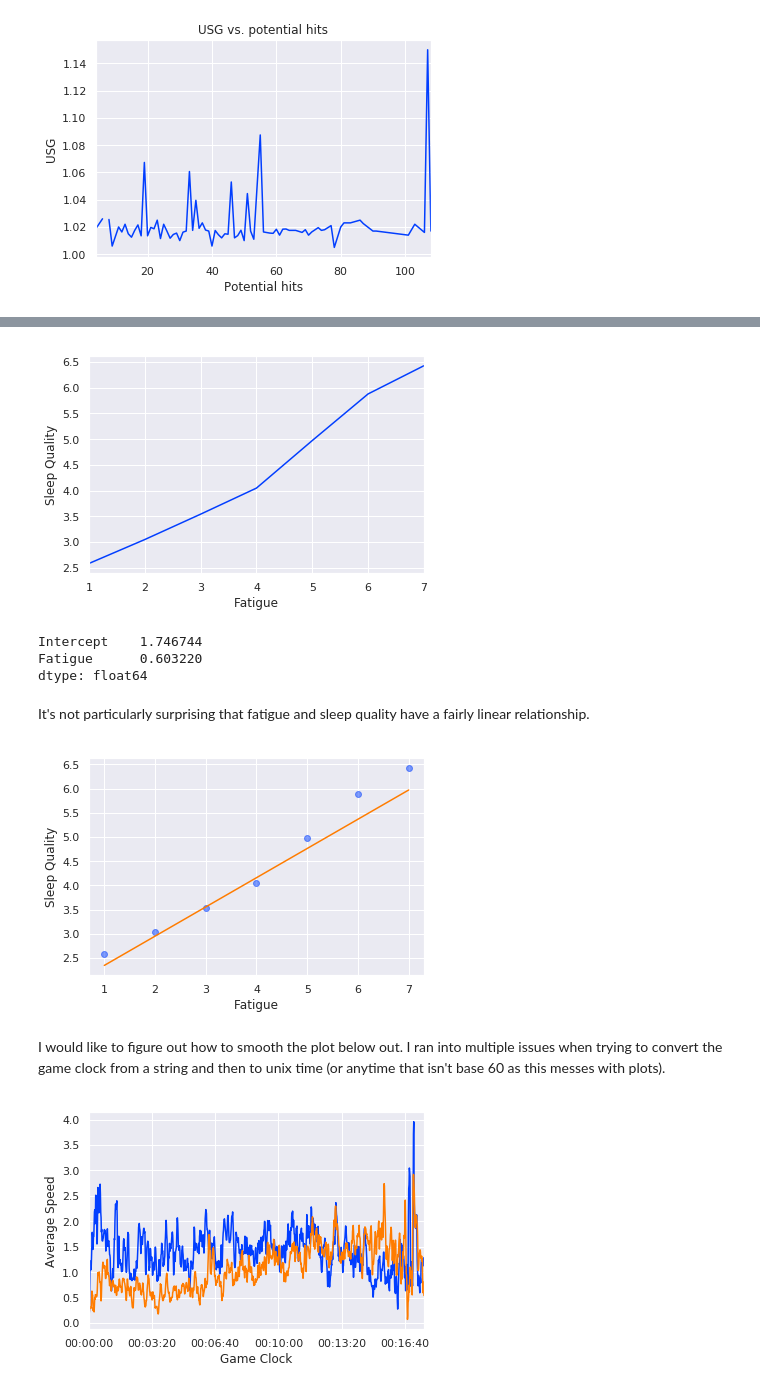
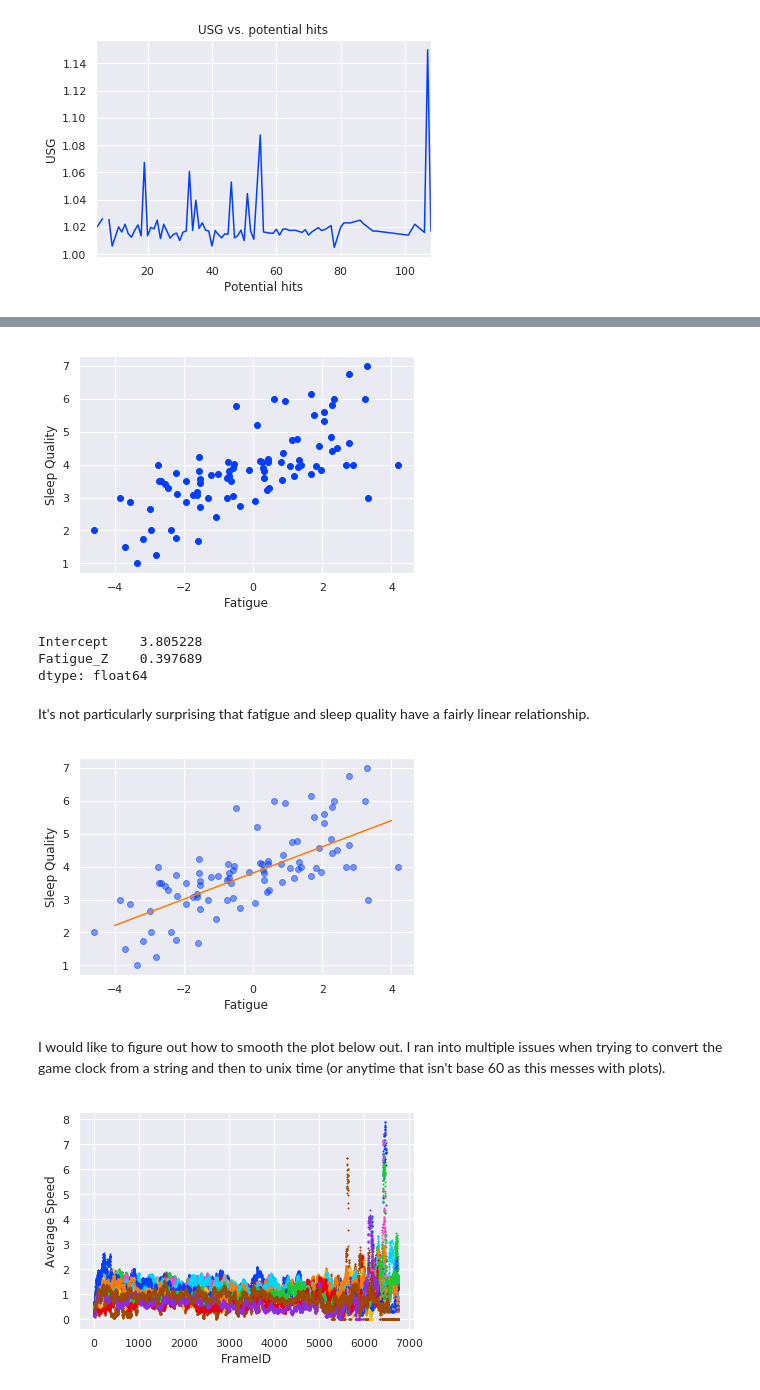
Before and after one commit to djconnolly27/DataScienceProject1, a Jupyter notebook: project2/project2draft.ipynb, the cells around one changed output, grey strips where cells are left out. Drawn from its saved outputs; the diff is of its cells as text; code cells hidden in the pictures.

```diff
--- a/project2/project2draft.ipynb
+++ b/project2/project2draft.ipynb
@@ -848,0 +959,11 @@ Text(0.5, 1.0, 'Potential Hits vs. Fatigue Rating')
+# %%
+df = pd.DataFrame()
+df['hits'] = np.linspace(0,120)
+# df['fat2'] = df['Fatigue']**2
+plt.plot(hits_by_fatz, 'o', alpha=0.5)
+pred = res.predict(df)
+plt.plot(df['hits'], pred)
+sns.set(style="darkgrid", palette='bright',color_codes=True)
+plt.xlabel('Potential Hits')
+plt.ylabel('Fatigue Rating')
+plt.title('Potential Hits vs. Fatigue Rating')
@@ -870,0 +1017,6 @@ Text(0.5, 1.0, 'USG vs. potential hits')
+# %%
+grouped = rpe.groupby(['PlayerID','Date'])
+series = grouped['RPE_Z'].mean()
+series
+rpe2 = pd.merge(rpe, series, on=['PlayerID', 'Date'])
+rpe2[rpe2.Date == 20180717].head()
@@ -871,44 +1072,43 @@ Text(0.5, 1.0, 'USG vs. potential hits')
 # %%
-grouped = wellness.groupby('Fatigue')
+grouped = wellness.groupby('Fatigue_Z')
 fatigue_by_sleepqual = grouped['SleepQuality'].mean()
-fatigue_by_sleepqual.plot()
+plt.plot(fatigue_by_sleepqual,'o')
 plt.xlabel('Fatigue')
 plt.ylabel('Sleep Quality')
 plt.show()
 # %% [output]
-[figure, old version]
+[figure, new version]
 # %%
-formula = 'SleepQuality ~ Fatigue'
+formula = 'SleepQuality ~ Fatigue_Z'
 results = smf.ols(formula,data=wellness).fit()
 results.params
 # %% [output]
-Intercept    1.746744
-Fatigue      0.603220
+Intercept    3.805228
+Fatigue_Z    0.397689
 dtype: float64
 # %% [markdown]
 It's not particularly surprising that fatigue and sleep quality have a fairly linear relationship.
 # %%
 df = pd.DataFrame()
-df['Fatigue'] = np.linspace(1,7)
+df['Fatigue_Z'] = np.linspace(-4,4)
 plt.plot(fatigue_by_sleepqual, 'o', alpha=0.5)
 pred = results.predict(df)
-plt.plot(df['Fatigue'], pred)
+plt.plot(df['Fatigue_Z'], pred)
 plt.xlabel('Fatigue')
 plt.ylabel('Sleep Quality')
 plt.show()
 # %% [output]
-[figure, old version]
+[figure, new version]
 # %% [markdown]
 I would like to figure out how to smooth the plot below out. I ran into multiple issues when trying to convert the game clock from a string and then to unix time (or anytime that isn't base 60 as this messes with plots).
 # %%
-for playerid in np.arange(1,3):
+for playerid in np.arange(1,17):
     gpsx = gps[gps.PlayerID == playerid]
-    grouped = gpsx.groupby('GameClock')
+    grouped = gpsx.groupby('FrameID')
     series = grouped['Speed'].mean()
-    series.plot()
-#     ax = sns.regplot(gpsx.GameClock, gpsx.GameClock)
-plt.xlabel('Game Clock')
+    plt.plot(series, 'o', markersize=1)
+plt.xlabel('FrameID')
 plt.ylabel('Average Speed')
 plt.show()
 # %% [output]
-[figure, old version]
+[figure, new version]
```
Also changed, not shown: parts of 44 cells of this notebook.
